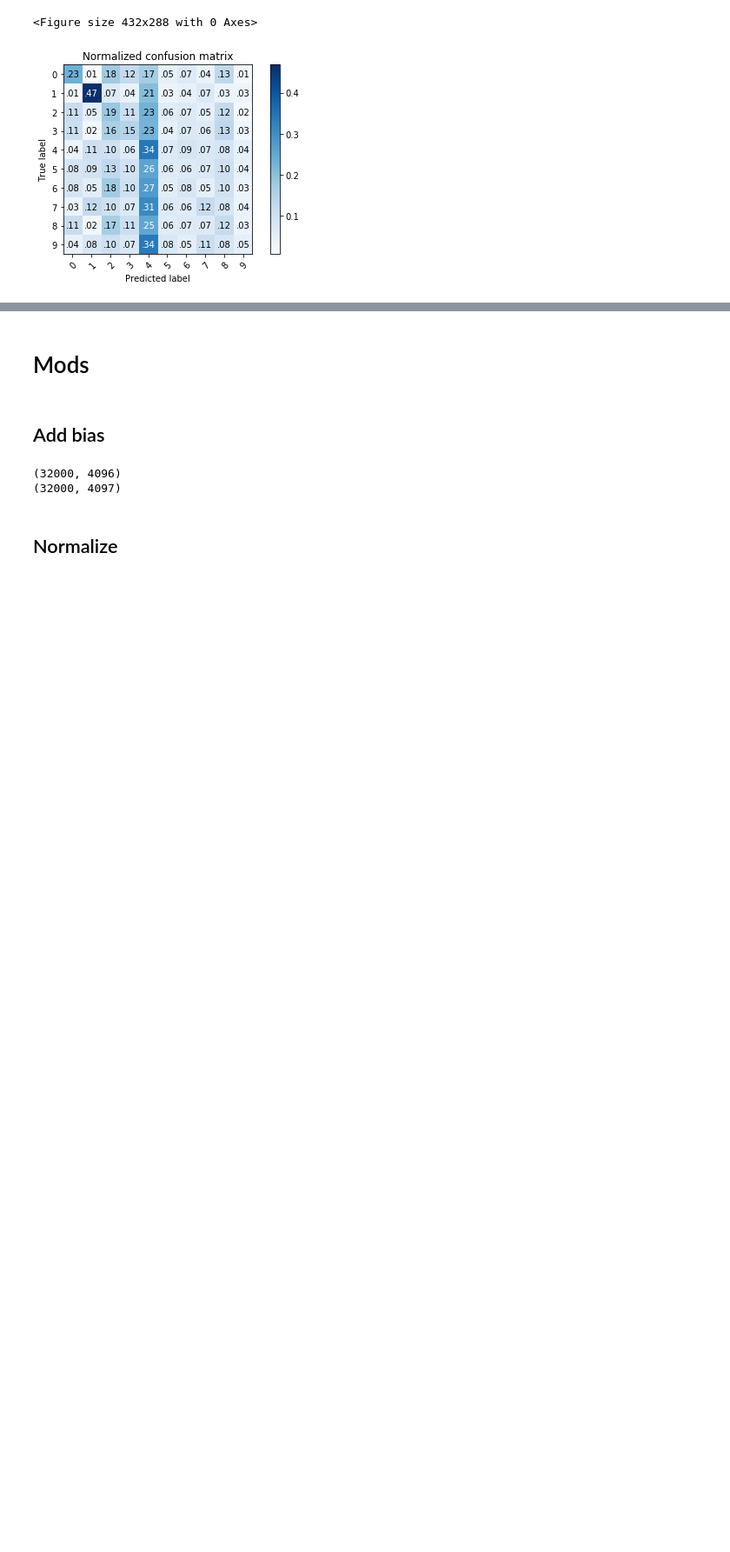
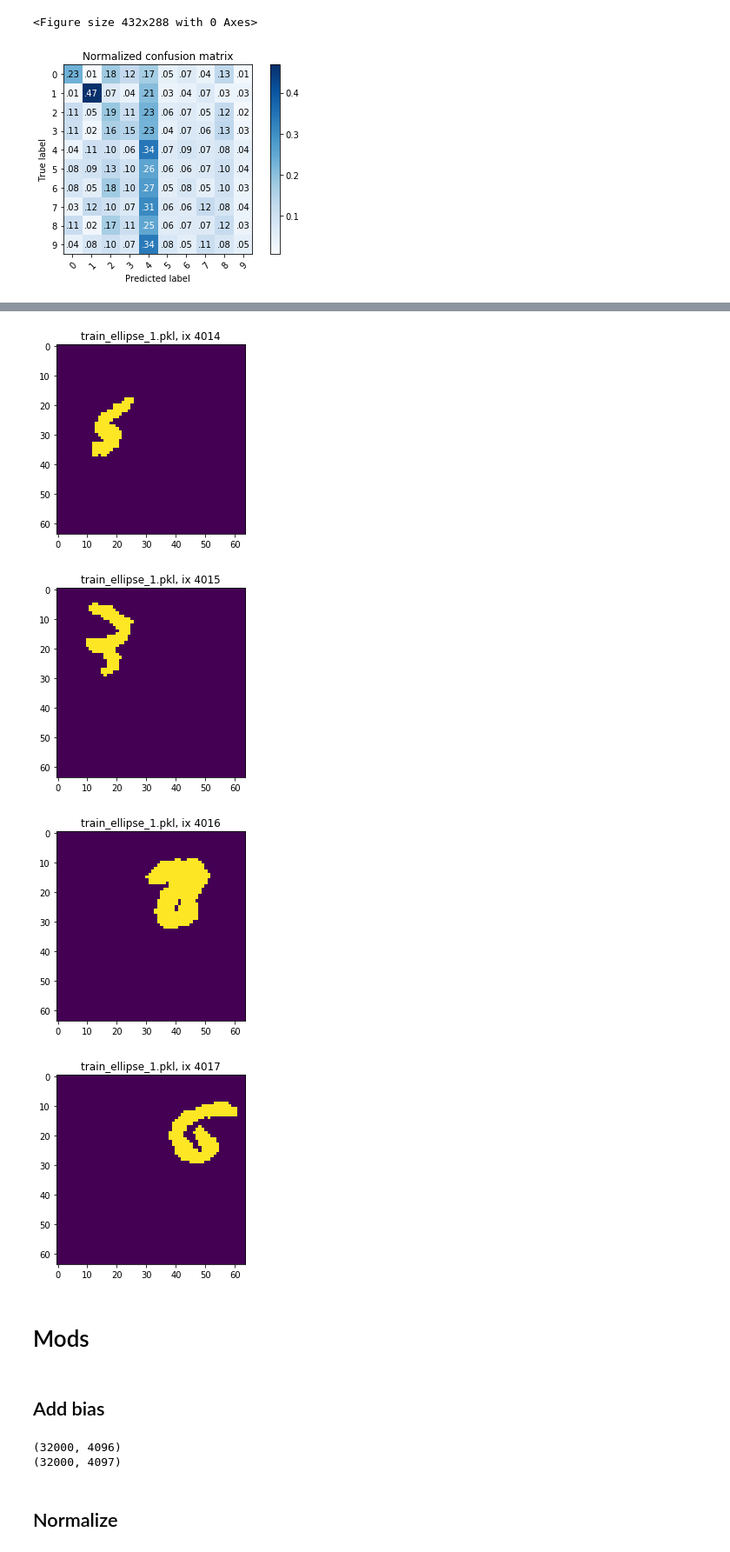
Before and after one commit to victoriacmichaud/551project3, a Jupyter notebook: SVM.py debug.ipynb, the cells around one changed output, grey strips where cells are left out. Shown at 87% size. Drawn from its saved outputs; the diff is of its cells as text; code cells hidden in the pictures; blank space fills up the shorter version.

```diff
--- a/SVM.py debug.ipynb
+++ b/SVM.py debug.ipynb
@@ -85,3 +148,14 @@ Accuracy: 0.1855
+# %%
+ixs = range(4014, 4018)
+for ix in ixs:
+    plt.title('%s, ix %d' %(f, ix))
+    plt.imshow(ims[ix])
+    plt.show()
+# %% [output]
+[figure, added]
+[figure, added]
+[figure, added]
+[figure, added]
 # %% [markdown]
 # Mods
 # %% [markdown]
```
Also changed, not shown: parts of 5 cells of this notebook, 1 other file.
